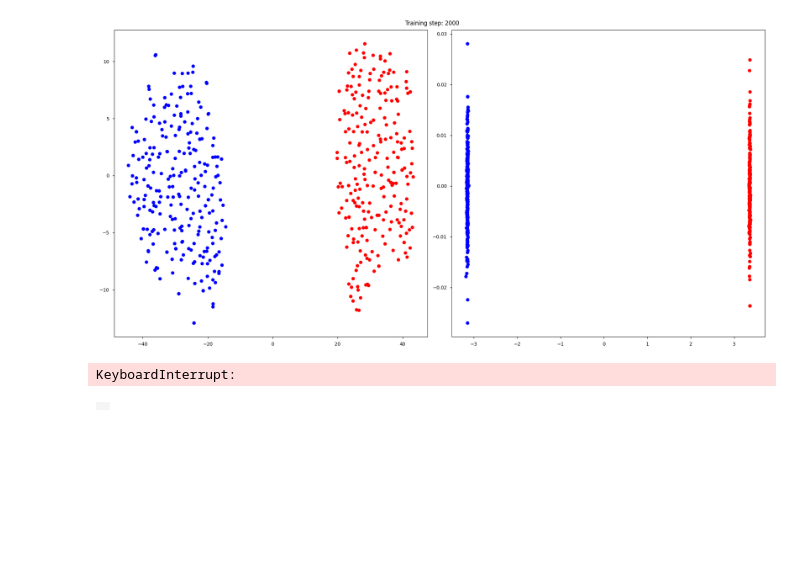
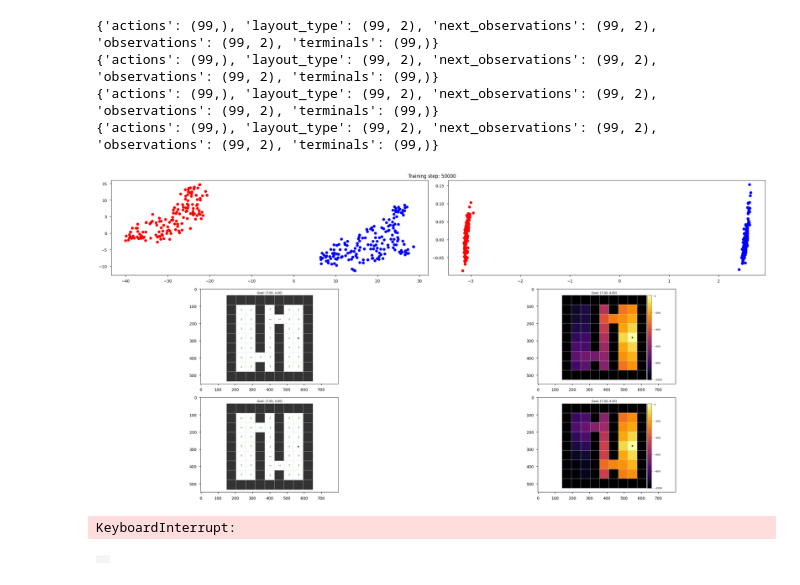
Before and after one commit to skylooop/BeliefConditionedFB, a Jupyter notebook: notebooks/in_context_gciql.ipynb, the cells around one changed output. Cells and saved outputs as stored; diff of their text form; code cells hidden in the pictures; blank space fills up the shorter version.

```diff
--- a/notebooks/in_context_gciql.ipynb
+++ b/notebooks/in_context_gciql.ipynb
@@ -268,7 +245,7 @@ def value_image_fourrooms(env, dataset, value_fn, action_fn=None, **kwargs):
     return image
 
 def value_fn(agent, obs, goal, action, mdp_type=None, dynamics_embedding=None):
-    q1, q2 = agent.network.select('critic')(obs, goal, action,mdp_num=mdp_type, dynamics_embedding=dynamics_embedding)
+    q1, q2 = agent.network.select('critic')(obs, goal, action, mdp_num=mdp_type, dynamics_embedding=dynamics_embedding)
     q = jnp.minimum(q1, q2)
     return q / 0.02
 
@@ -279,7 +256,7 @@ def plot_value_image_grid(env, dataset, value_fn, action_fn, fig=None, ax=None,
     goal = kwargs.get('goal', None)
     grid = env.get_grid_array()
     ax = env.plot_grid(ax=ax, grid=grid)
-    # print(grid)
+
     for (y, x), value in np.ndenumerate(grid):
         if value == 1 or value == 4:
             action = action_fn(np.concatenate([[x], [y]], -1)).squeeze()
@@ -296,13 +273,13 @@ def plot_value_image_grid(env, dataset, value_fn, action_fn, fig=None, ax=None,
 
 def visualize_value_image(layout_type):
     mdp_type = np.zeros((iql_config['agent']['number_of_meta_envs'], ))
-    if layout_type == 0:
-        mdp_type[0] = 1
-    else:
-        mdp_type[1] = 1
-
+    if mdp_type is not None:
+        if layout_type == 0:
+            mdp_type[0] = 1
+        else:
+            mdp_type[1] = 1
     env = DynamicsGeneralization_Doors(render_mode="rgb_array", highlight=False,
-                                    max_steps=iql_config['agent']['context_len'] if iql_config['agent']['use_context'] else None)
+                                    max_steps=NUM_TRAIN_STEPS)#iql_config['agent']['context_len'] if iql_config['agent']['use_context'] else None)
     env._gen_grid = partial(env._gen_grid, layout_type=layout_type)
     env = MinigridWrapper(env)
     dynamics_embedding=None
@@ -311,9 +288,10 @@ def visualize_value_image(layout_type):
     if iql_config['agent']['use_context']:
         dataset_inference, env = random_exploration(env, num_episodes=1, layout_type=layout_type, num_mdp=NUM_TRAIN_LAYOUTS)
         print(jax.tree.map(lambda x: x.shape, dataset_inference))
-        dynamics_embedding_mean, dynamics_mean_std = iql_agent.network.select('dynamic_transformer')(dataset_inference['observations'][None], dataset_inference['actions'][None],
+        dynamics_embedding_mean, dynamics_mean_std = iql_agent.network.select('dynamic_transformer')(dataset_inference['observations'][None], dataset_inference['actions'][None, :, None],
                                                                                     dataset_inference['next_observations'][None], train=False, return_embedding=True)
         dynamics_embedding = dynamics_embedding_mean + jax.random.normal(key=GLOBAL_KEY, shape=dynamics_embedding_mean.shape) * jnp.exp(dynamics_mean_std)
+        dynamics_embedding = dynamics_embedding.squeeze()
         mdp_type=None
 
     pred_value_img = value_image_fourrooms(env, example_batch,
@@ -341,21 +319,21 @@ obs, info = env.reset()
 goal = info.get("goal_pos")
 
 # with jax.disable_jit():
-plot_layouts = []
-for i in range(NUM_TRAIN_LAYOUTS):
-    cur_layout = gc_whole_dataset.sample(256, layout_type=i, context_length=99)[1]
-    plot_layouts.append(cur_layout)
-plot_layouts = functools.reduce(concatenate_dicts, plot_layouts)
+if iql_config['agent']['use_context']:
+    plot_layouts = []
+    for i in range(NUM_TRAIN_LAYOUTS):
+        cur_layout = gc_whole_dataset.sample(256, layout_type=i, context_length=NUM_TRAIN_STEPS)[1]
+        plot_layouts.append(cur_layout)
+    plot_layouts = functools.reduce(concatenate_dicts, plot_layouts)
 
-first_layout_indxs = jnp.where(jnp.any((plot_layouts['traj_states'][:, :, 0] == 3.0) & (plot_layouts['traj_states'][:, :, 1] == 6.0), 1))[0]
-first_layout_trajs = jax.tree_util.tree_map(lambda arr: arr[first_layout_indxs], plot_layouts)
+    first_layout_indxs = jnp.where(jnp.any((plot_layouts['traj_states'][:, :, 0] == 3.0) & (plot_layouts['traj_states'][:, :, 1] == 6.0), 1))[0]
+    first_layout_trajs = jax.tree_util.tree_map(lambda arr: arr[first_layout_indxs], plot_layouts)
 
-sec_layout_indxs = jnp.where(jnp.any((plot_layouts['traj_states'][:, :, 0] == 3.0) & (plot_layouts['traj_states'][:, :, 1] == 2.0), 1))[0]
-sec_layout_trajs = jax.tree_util.tree_map(lambda arr: arr[sec_layout_indxs], plot_layouts)
+    sec_layout_indxs = jnp.where(jnp.any((plot_layouts['traj_states'][:, :, 0] == 3.0) & (plot_layouts['traj_states'][:, :, 1] == 2.0), 1))[0]
+    sec_layout_trajs = jax.tree_util.tree_map(lambda arr: arr[sec_layout_indxs], plot_layouts)
 
-plot_layouts = jax.tree.map(lambda x, y: jnp.concatenate([x, y]), first_layout_trajs, sec_layout_trajs)
+    plot_layouts = jax.tree.map(lambda x, y: jnp.concatenate([x, y]), first_layout_trajs, sec_layout_trajs)
 
-if iql_config['agent']['use_context']:
     colors = ['blue'] * first_layout_trajs['traj_actions'].shape[0] + ['red'] * sec_layout_trajs['traj_actions'].shape[0]
 
 for update_steps in pbar:
@@ -368,55 +346,60 @@ for update_steps in pbar:
         #                                                     context_length=iql_config['agent']['context_len'])
         # _, negative_context, _ = gc_whole_dataset.sample(iql_config['agent']['batch_size'], layout_type=(update_steps + 1) % NUM_TRAIN_LAYOUTS,
         #                                        s             context_length=iql_config['agent']['context_len'])
-        batch = gc_whole_dataset.sample_traj_random(iql_config['agent']['batch_size'])
-        iql_agent, update_info = iql_agent.update(batch, batch, train_context_embedding=True)
+        _, batch, _ = gc_whole_dataset.sample(iql_config['agent']['batch_size'], layout_type=update_steps % NUM_TRAIN_LAYOUTS,
+                                                            context_length=NUM_TRAIN_STEPS)
+        iql_agent, update_info = iql_agent.update(batch, batch, train_context_embedding=True if update_steps < 30_000 else False)
 
     if update_steps % 1_000 == 0:
         clear_output()
         if iql_config['agent']['use_context']:
-            fig, axs = plt.subplots(nrows=1, ncols=2, figsize=(20, 10))
+            fig, axs = plt.subplots(nrows=3, ncols=2, figsize=(24, 12))
             dynamics_embedding_mean, std = iql_agent.network.select('dynamic_transformer')(plot_layouts['traj_states'], plot_layouts['traj_actions'],
                                                                             plot_layouts['traj_next_states'], train=False)
             dynamics_embedding = dynamics_embedding_mean + jax.random.normal(key=key, shape=dynamics_embedding_mean.shape) * jnp.exp(std)
             tsne = TSNE(random_state=42, perplexity=30).fit_transform(dynamics_embedding)
             x, y = tsne[:, 0], tsne[:, 1]
-            axs[0].scatter(x, y, color=colors)
+            axs[0, 0].scatter(x, y, color=colors)
 
             pca = PCA().fit_transform(dynamics_embedding)
             x, y = pca[:, 0], pca[:, 1]
-            axs[1].scatter(x, y, color=colors)
+            axs[0, 1].scatter(x, y, color=colors)
 
-            # pred_policy_img = visualize_policy_image(layout_type=0)
-            # axs[1,0].imshow(pred_policy_img)
-            # pred_value_img = visualize_value_image(layout_type=0)
-            # axs[1, 1].imshow(pred_value_img)
+            pred_policy_img = visualize_policy_image(layout_type=0)
+            axs[1,0].imshow(pred_policy_img)
+            pred_value_img = visualize_value_image(layout_type=0)
+            axs[1, 1].imshow(pred_value_img)
 
-            # pred_policy_img = visualize_policy_image(layout_type=1)
-            # axs[2,0].imshow(pred_policy_img)
-            # pred_value_img = visualize_value_image(layout_type=1)
-            # axs[2, 1].imshow(pred_value_img)
+            pred_policy_img = visualize_policy_image(layout_type=1)
+            axs[2,0].imshow(pred_policy_img)
+            pred_value_img = visualize_value_image(layout_type=1)
+            axs[2, 1].imshow(pred_value_img)
         else:
             fig, axs = plt.subplots(nrows=2, ncols=2, figsize=(20, 15))
             pred_policy_img = visualize_policy_image(layout_type=0)
             axs[0, 0].imshow(pred_policy_img)
             pred_value_img = visualize_value_image(layout_type=0)
             axs[0, 1].imshow(pred_value_img)
 
             pred_policy_img = visualize_policy_image(layout_type=1)
             axs[1, 0].imshow(pred_policy_img)
             pred_value_img = visualize_value_image(layout_type=1)
             axs[1, 1].imshow(pred_value_img)
 
             # pred_policy_img = visualize_policy_image(layout_type=2)
             # axs[2, 0].imshow(pred_policy_img)
             # pred_value_img = visualize_value_image(layout_type=2)
             # axs[2, 1].imshow(pred_value_img)
 
         fig.suptitle(f"Training step: {update_steps}")
         plt.tight_layout()
         display(fig)
         plt.close(fig)
 # %% [output]
+{'actions': (99,), 'layout_type': (99, 2), 'next_observations': (99, 2), 'observations': (99, 2), 'terminals': (99,)}
+{'actions': (99,), 'layout_type': (99, 2), 'next_observations': (99, 2), 'observations': (99, 2), 'terminals': (99,)}
+{'actions': (99,), 'layout_type': (99, 2), 'next_observations': (99, 2), 'observations': (99, 2), 'terminals': (99,)}
+{'actions': (99,), 'layout_type': (99, 2), 'next_observations': (99, 2), 'observations': (99, 2), 'terminals': (99,)}
-[figure, old version]
+[figure, new version]
-KeyboardInterrupt:
+KeyboardInterrupt:
 # %%
```
Also changed, not shown: parts of 9 cells of this notebook, 4 other files.
